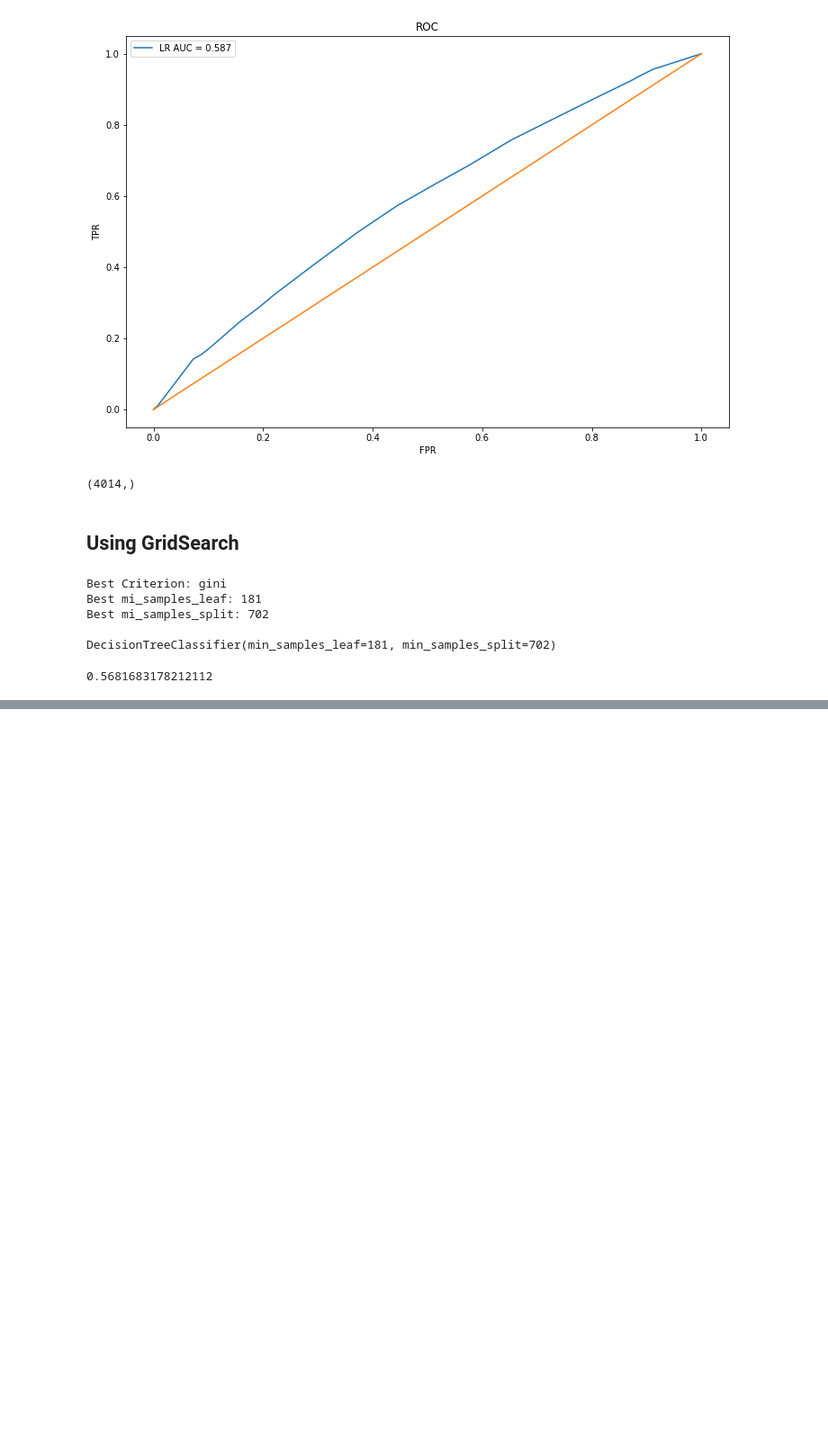
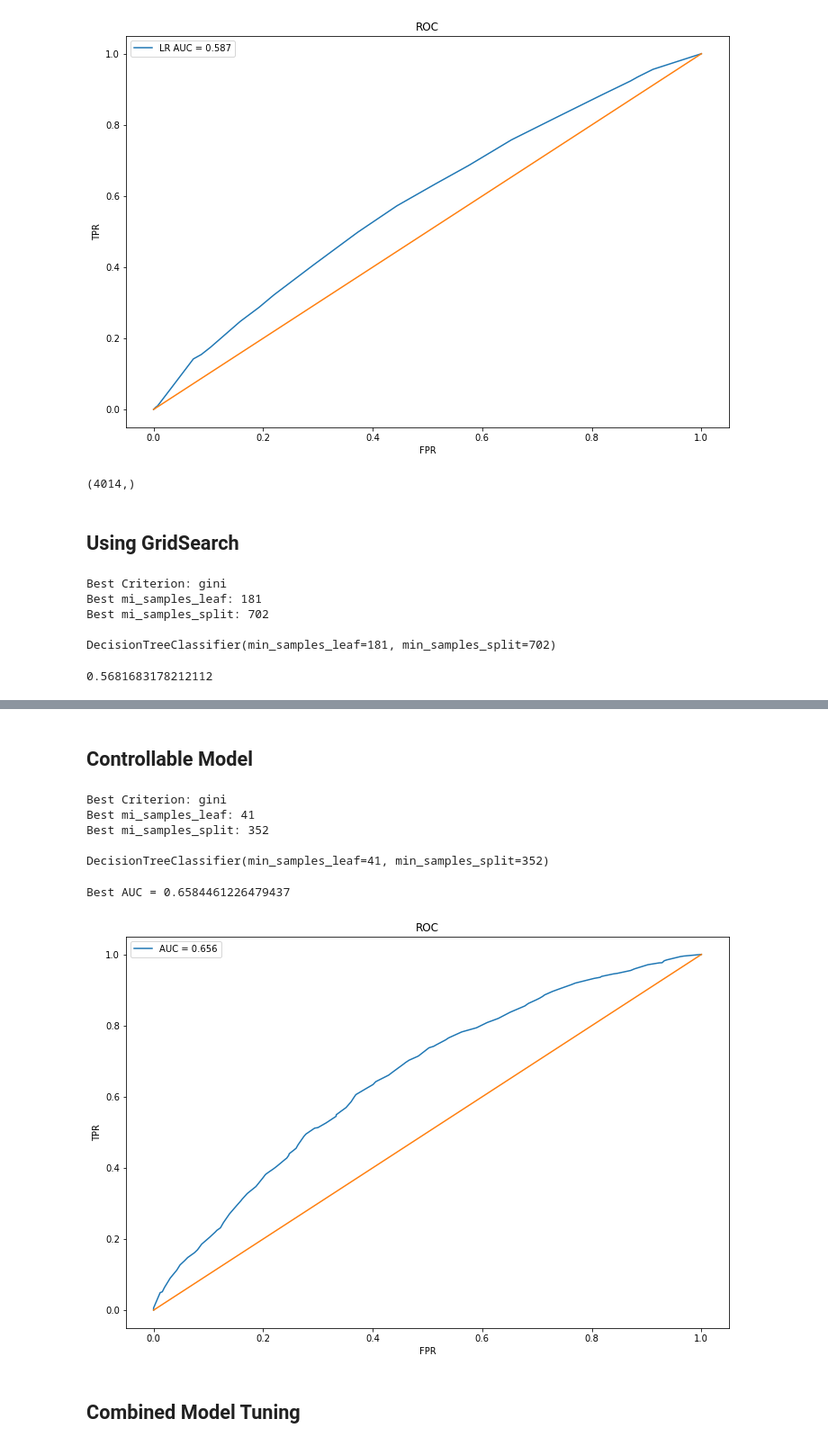
Before and after one commit to audreychu/Airbnb_Optimization, a Jupyter notebook: Decision Tree Tuning.ipynb, the cells around one changed output, grey strips where cells are left out. Shown: that part at 90% size. Saved outputs shown, nothing was run; the diff lists cells and outputs as text; code cells hidden in the pictures; blank space fills up the shorter version.

```diff
--- a/Decision Tree Tuning.ipynb
+++ b/Decision Tree Tuning.ipynb
@@ -273,0 +382,2 @@ plt.show()
+# %% [markdown]
+## Controllable Model
@@ -273,0 +417,65 @@ plt.show()
+# %%
+# Conducting Parameter Optmization With Pipeline
+# Creating a grid search object
+clf_GS = GridSearchCV(pipe, parameters, scoring='roc_auc')
+
+# Fitting the grid search
+clf_GS.fit(X_train, Y_train)
+
+# Viewing The Best Parameters
+print('Best Criterion:', clf_GS.best_estimator_.get_params()['dec_tree__criterion'])
+print('Best mi_samples_leaf:', clf_GS.best_estimator_.get_params()['dec_tree__min_samples_leaf'])
+print('Best mi_samples_split:', clf_GS.best_estimator_.get_params()['dec_tree__min_samples_split'])
+print(); print(clf_GS.best_estimator_.get_params()['dec_tree']);
+# %% [output]
+Best Criterion: gini
+Best mi_samples_leaf: 41
+Best mi_samples_split: 352
+
+DecisionTreeClassifier(min_samples_leaf=41, min_samples_split=352)
+# %%
+print(); print('Best AUC = '+str(clf_GS.best_score_))
+# %% [output]
+Best AUC = 0.6584461226479437
+# %%
+#### Build Decision Tree and Report AUC
+
+#import the decision tree module from sklearn
+dt = DecisionTreeClassifier(criterion = 'gini', min_samples_leaf=40, min_samples_split=350)
+fit = dt.fit(X_train, Y_train)
+# %%
+import matplotlib.pyplot as plt
+%matplotlib inline
+from sklearn import linear_model, svm, metrics
+
+#lr_model = linear_model.LogisticRegression(C=1e30)
+#lr_model.fit(X_train, Y_train)
+#predictions_lr = lr_model.predict_proba(X_test)[:,1]
+predictions_dt = dt.predict_proba(X_test)[:,1]
+
+#svm_model = svm.SVC(kernel="linear")
+#svm_model.fit(X_train, Y_train)
+#predictions_svm = svm_model.decision_function(X_test)
+
+plt.figure(figsize=(12,8))
+
+#Plot LR ROC/AUC
+fpr, tpr, thresholds = metrics.roc_curve(Y_test, predictions_dt)
+auc = metrics.auc(fpr,tpr)
+label = "AUC = %.3f"%auc
+plt.plot(fpr,tpr,label = label)
+
+
+#Plot 45 degree line
+plt.plot([0,1],[0,1])
+
+plt.title('ROC')
+plt.xlabel('FPR')
+plt.ylabel('TPR')
+plt.legend()
+
+plt.show()
+# %% [output]
+[figure, added]
+# %% [markdown]
+## Combined Model Tuning
```
Also changed, not shown: parts of 47 cells of this notebook.
